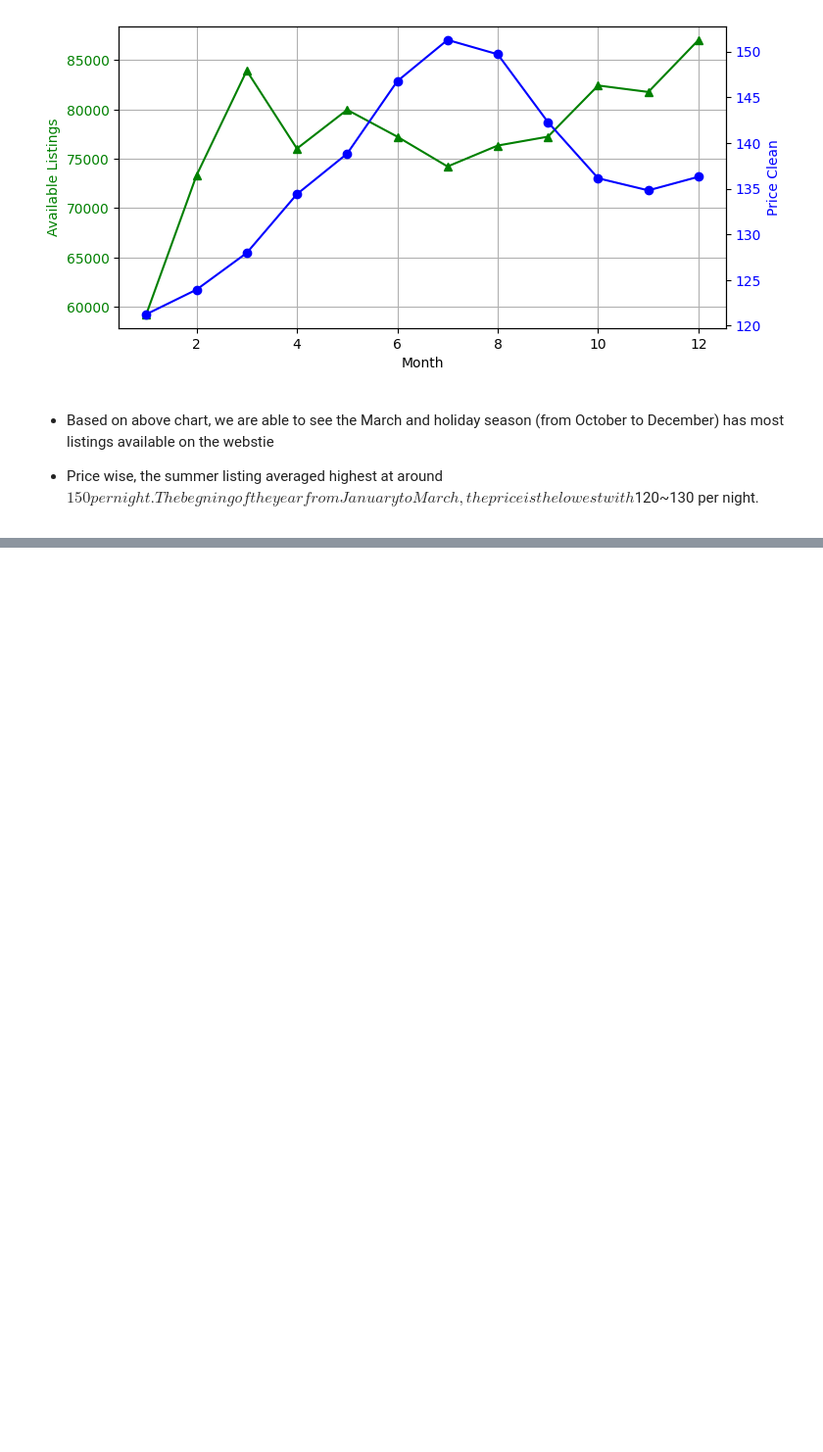
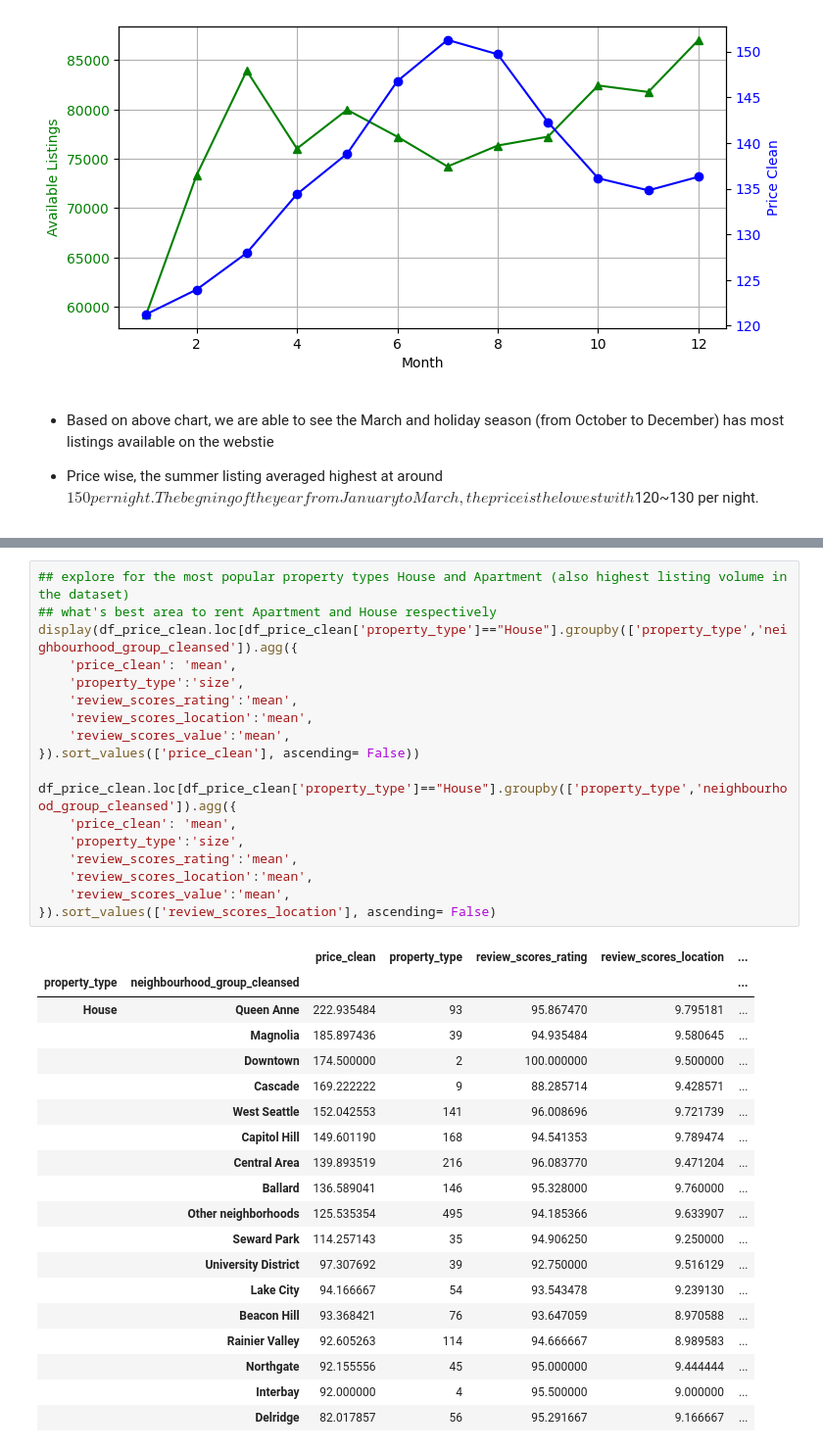
Before and after one commit to wxzhao15/DS_AirbnbDataEDA, a Jupyter notebook: main.ipynb, the cells around one changed output, grey strips where cells are left out. Shown at 98% size. Saved outputs shown, nothing was run; the diff lists cells and outputs as text; blank space fills up the shorter version.

```diff
--- a/main.ipynb
+++ b/main.ipynb
@@ -352,0 +365,38 @@ df_price_clean.groupby(['neighbourhood_group_cleansed']).agg({
+# %%
+## explore for the most popular property types House and Apartment (also highest listing volume in the dataset)
+## what's best area to rent Apartment and House respectively
+display(df_price_clean.loc[df_price_clean['property_type']=="House"].groupby(['property_type','neighbourhood_group_cleansed']).agg({
+    'price_clean': 'mean',
+    'property_type':'size',
+    'review_scores_rating':'mean',
+    'review_scores_location':'mean',
+    'review_scores_value':'mean',
+}).sort_values(['price_clean'], ascending= False))
+
+df_price_clean.loc[df_price_clean['property_type']=="House"].groupby(['property_type','neighbourhood_group_cleansed']).agg({
+    'price_clean': 'mean',
+    'property_type':'size',
+    'review_scores_rating':'mean',
+    'review_scores_location':'mean',
+    'review_scores_value':'mean',
+}).sort_values(['review_scores_location'], ascending= False)
+# %% [output]
+|  |  | price_clean | property_type | review_scores_rating | review_scores_location | ... |
+| property_type | neighbourhood_group_cleansed |  |  |  |  | ... |
+| House | Queen Anne | 222.935484 | 93 | 95.867470 | 9.795181 | ... |
+|  | Magnolia | 185.897436 | 39 | 94.935484 | 9.580645 | ... |
+|  | Downtown | 174.500000 | 2 | 100.000000 | 9.500000 | ... |
+|  | Cascade | 169.222222 | 9 | 88.285714 | 9.428571 | ... |
+|  | West Seattle | 152.042553 | 141 | 96.008696 | 9.721739 | ... |
+|  | Capitol Hill | 149.601190 | 168 | 94.541353 | 9.789474 | ... |
+|  | Central Area | 139.893519 | 216 | 96.083770 | 9.471204 | ... |
+|  | Ballard | 136.589041 | 146 | 95.328000 | 9.760000 | ... |
+|  | Other neighborhoods | 125.535354 | 495 | 94.185366 | 9.633907 | ... |
+|  | Seward Park | 114.257143 | 35 | 94.906250 | 9.250000 | ... |
+|  | University District | 97.307692 | 39 | 92.750000 | 9.516129 | ... |
+|  | Lake City | 94.166667 | 54 | 93.543478 | 9.239130 | ... |
+|  | Beacon Hill | 93.368421 | 76 | 93.647059 | 8.970588 | ... |
+|  | Rainier Valley | 92.605263 | 114 | 94.666667 | 8.989583 | ... |
+|  | Northgate | 92.155556 | 45 | 95.000000 | 9.444444 | ... |
+|  | Interbay | 92.000000 | 4 | 95.500000 | 9.000000 | ... |
+|  | Delridge | 82.017857 | 56 | 95.291667 | 9.166667 | ... |
```
Also changed, not shown: parts of 18 cells of this notebook, 1 other file.
